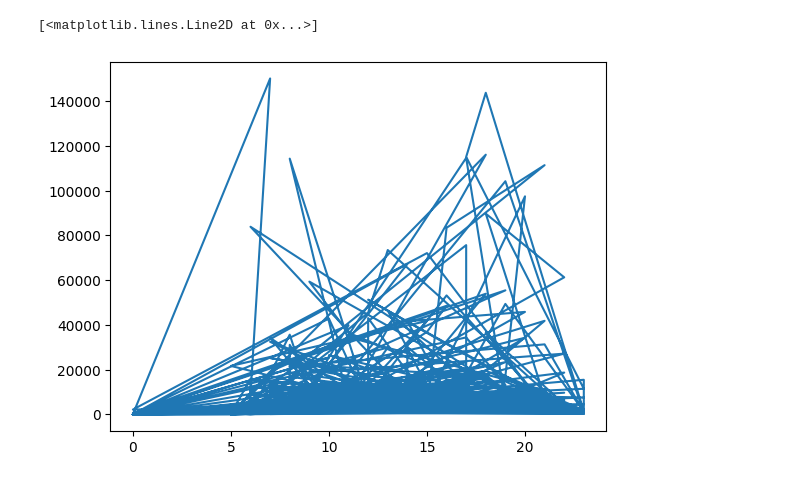
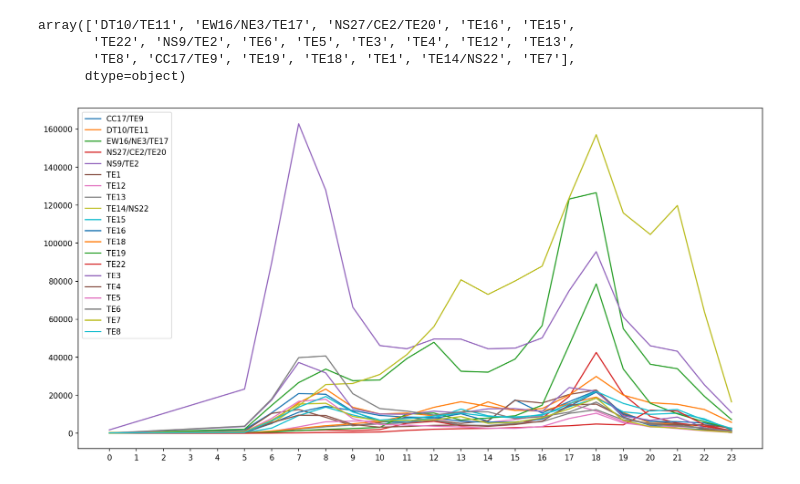
Before and after one commit to FreedomXV/GNAR-FYP, a Jupyter notebook: Data Processing/exploratory_data_analysis.ipynb, the cells around one changed output. Cells and saved outputs as stored; diff of their text form; code cells hidden in the pictures.

```diff
--- a/Data Processing/exploratory_data_analysis.ipynb
+++ b/Data Processing/exploratory_data_analysis.ipynb
@@ -75,5 +58,25 @@ mrt_thomson_ec_df_wday
-# %%
-plt.plot(mrt_thomson_ec_df_wday['TIME_PER_HOUR'], mrt_thomson_ec_df_wday['TOTAL_TAP_IN_VOLUME'])
-# %% [output]
-[<matplotlib.lines.Line2D at 0x...>]
-[figure, removed]
+# %%
+mrt_thomson_ec_df['PT_CODE'].unique()
+# %% [output]
+array(['DT10/TE11', 'EW16/NE3/TE17', 'NS27/CE2/TE20', 'TE16', 'TE15',
+       'TE22', 'NS9/TE2', 'TE6', 'TE5', 'TE3', 'TE4', 'TE12', 'TE13',
+       'TE8', 'CC17/TE9', 'TE19', 'TE18', 'TE1', 'TE14/NS22', 'TE7'],
+      dtype=object)
+# %%
+plt.figure(figsize=(16, 8), dpi=150)
+
+stations = mrt_thomson_ec_df['PT_CODE'].unique()
+stations.sort()
+
+for pt in stations:
+    temp_df = mrt_thomson_ec_df[mrt_thomson_ec_df['DAY_TYPE'] == 'WEEKDAY'].copy()
+    temp_df = temp_df[temp_df['PT_CODE'] == pt].copy().sort_values(by='TIME_PER_HOUR')
+    plt.plot(temp_df['TIME_PER_HOUR'], temp_df['TOTAL_TAP_IN_VOLUME'], label = pt)
+
+plt.legend()
+plt.xticks(np.arange(0, 24, 1.0))
+plt.show()
+
+# Peak periods at 7.30am and 6pm (going in and back from work) for weekdays
+# %% [output]
+[figure, added]
```
Also changed, not shown: parts of 9 cells of this notebook, 5 other files.
